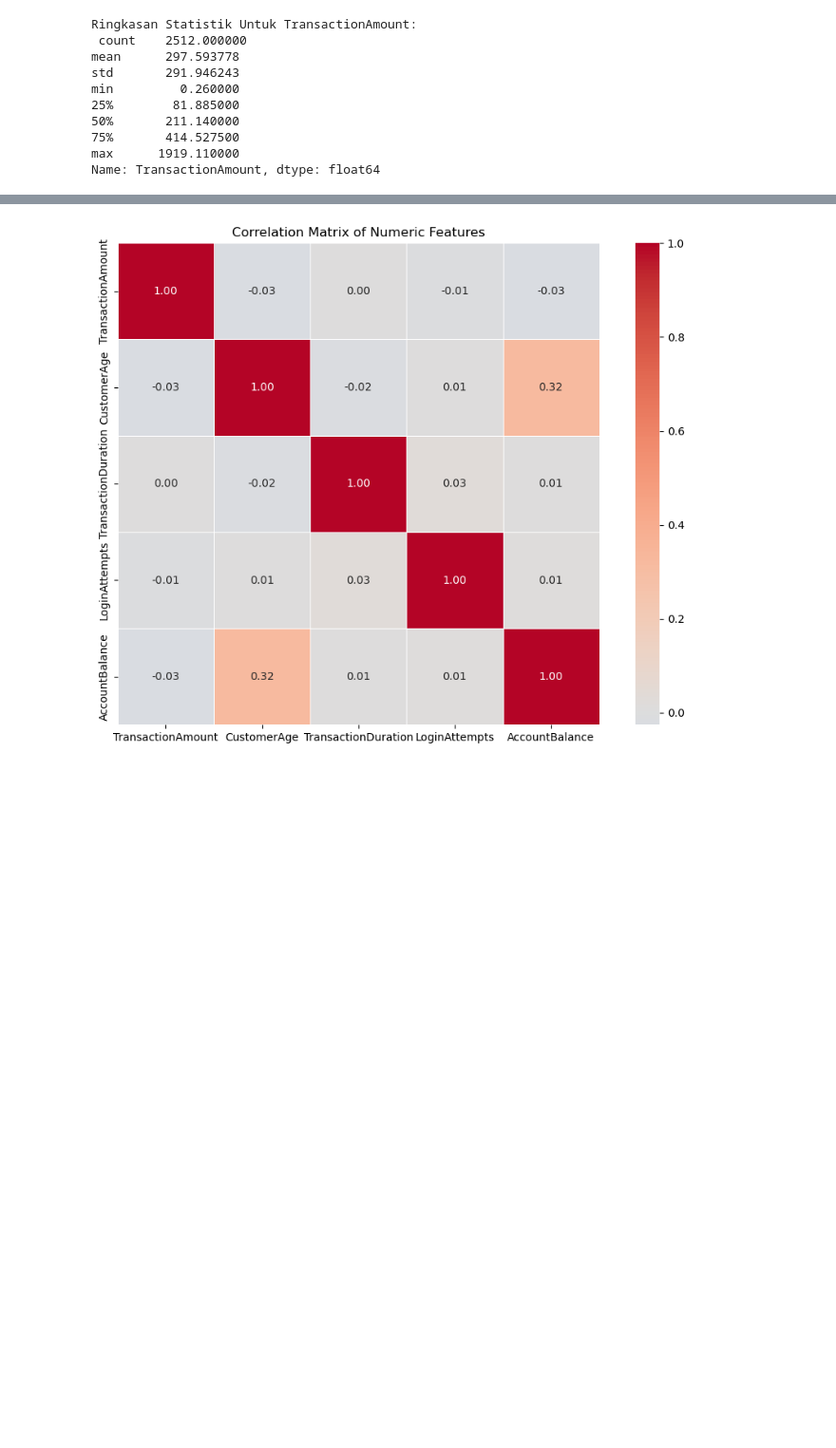
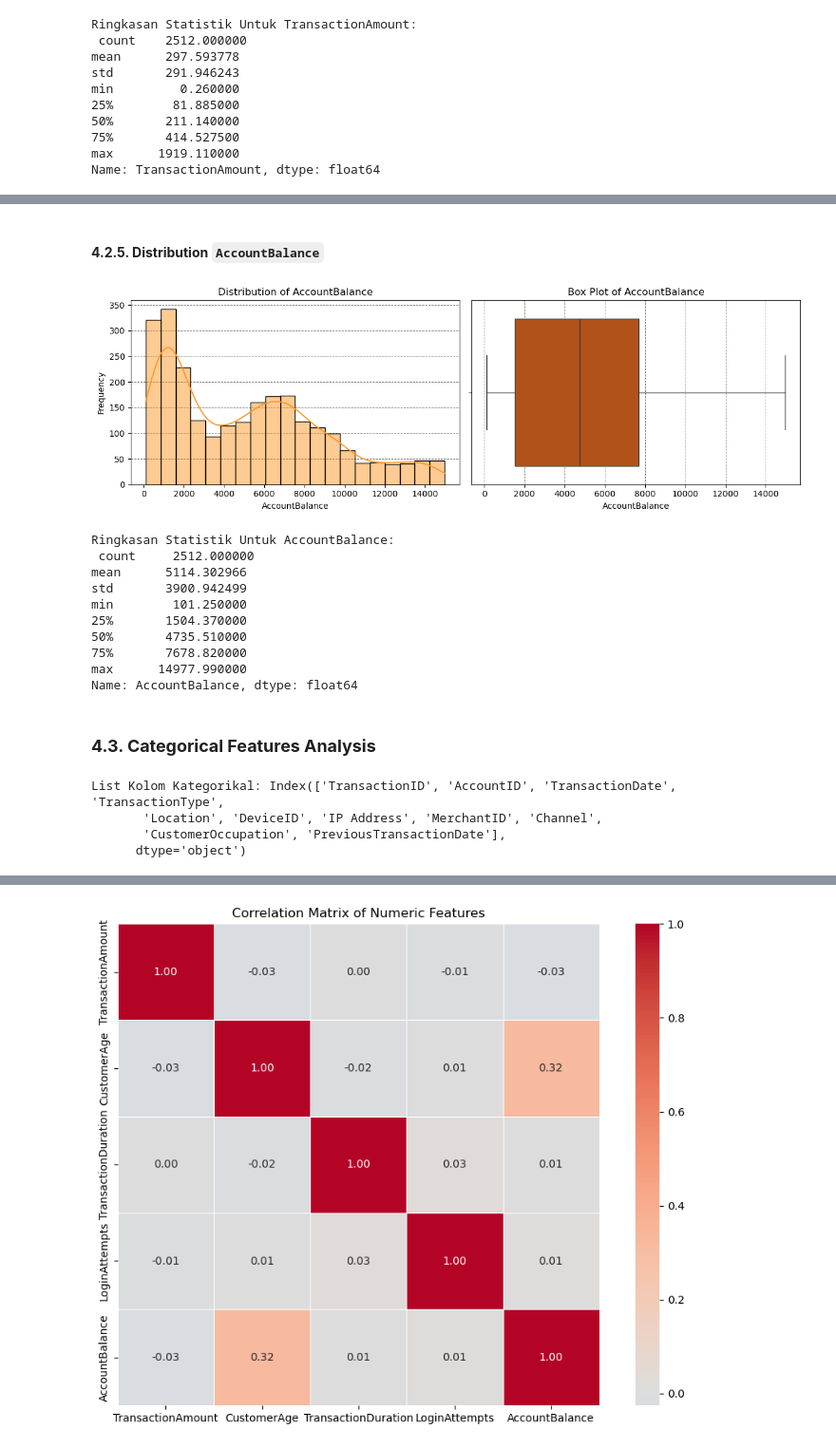
Before and after one commit to alouvre/BMLUP_DicodingSubmission_ProyekMembangunMachineLearning, a Jupyter notebook: [Clustering] Submission Akhir BMLP_Alifia Mustika Sari.ipynb, the cells around one changed output, grey strips where cells are left out. Shown at 95% size. Cells and saved outputs as stored; diff of their text form; code cells hidden in the pictures; blank space fills up the shorter version.

Commit message:
update EDA: Categorical Features Analysis

```diff
--- a/[Clustering] Submission Akhir BMLP_Alifia Mustika Sari.ipynb
+++ b/[Clustering] Submission Akhir BMLP_Alifia Mustika Sari.ipynb
@@ -248,0 +302,27 @@ Name: TransactionAmount, dtype: float64
+# %% [markdown]
+#### **4.2.5. Distribution `AccountBalance`**
+# %%
+plot_numerical_distribution(df_numerical, 'AccountBalance')
+
+print(f'\nRingkasan Statistik Untuk AccountBalance:\n', df_numerical['AccountBalance'].describe())
+# %% [output]
+[figure, added]
+Ringkasan Statistik Untuk AccountBalance:
+ count     2512.000000
+mean      5114.302966
+std       3900.942499
+min        101.250000
+25%       1504.370000
+50%       4735.510000
+75%       7678.820000
+max      14977.990000
+Name: AccountBalance, dtype: float64
+# %% [markdown]
+### **4.3. Categorical Features Analysis**
+# %%
+print("List Kolom Kategorikal:", df_categorical.columns)
+# %% [output]
+List Kolom Kategorikal: Index(['TransactionID', 'AccountID', 'TransactionDate', 'TransactionType',
+       'Location', 'DeviceID', 'IP Address', 'MerchantID', 'Channel',
+       'CustomerOccupation', 'PreviousTransactionDate'],
+      dtype='object')
```
Also changed, not shown: parts of 18 cells of this notebook.
